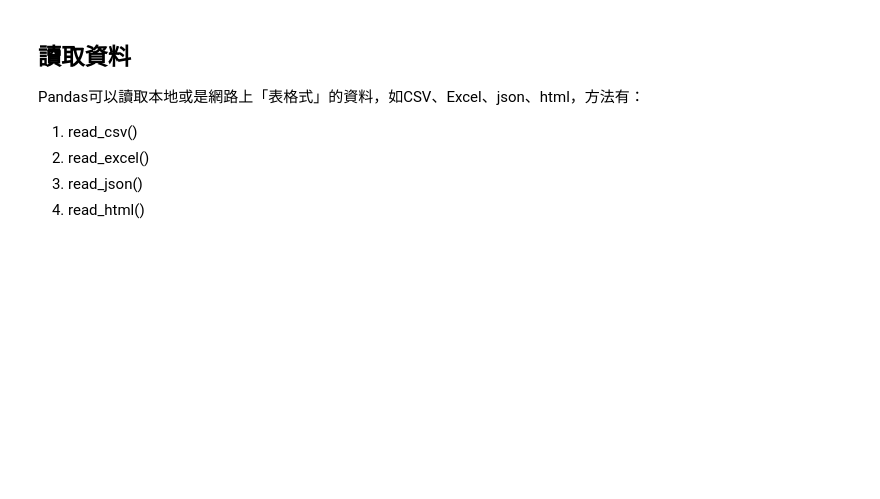
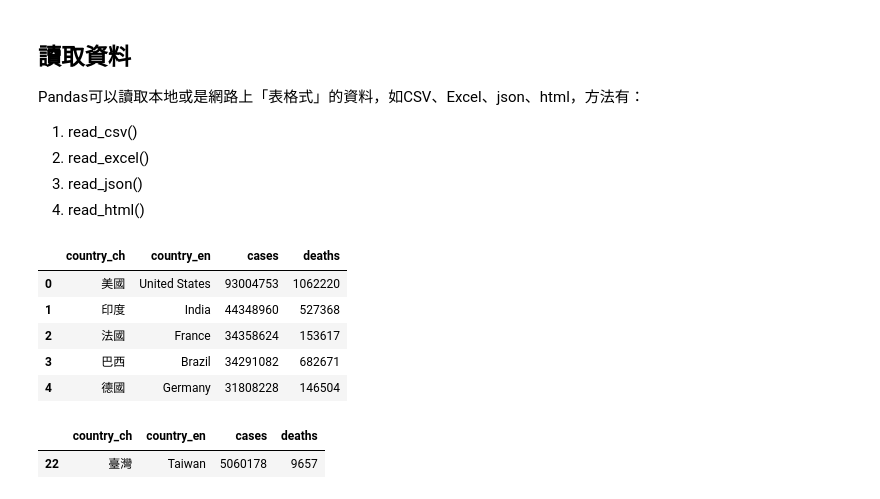
Before and after one commit to ss1111119/Myfirstproject, a Jupyter notebook: 20220823.ipynb, the cells around one changed output. Saved outputs shown, nothing was run; the diff lists cells and outputs as text; code cells hidden in the pictures; blank space fills up the shorter version.

```diff
--- a/20220823.ipynb
+++ b/20220823.ipynb
@@ -212,5 +212,26 @@ Pandas可以讀取本地或是網路上「表格式」的資料，如CSV、Excel
 # %%
 # 讀取遠端資料
 # COVID-19各國家地區累積病例數與死亡數
 # https://data.gov.tw/dataset/120449
 # https://od.cdc.gov.tw/eic/covid19/covid19_global_cases_and_deaths.csv
+import pandas as pd
+url = "https://od.cdc.gov.tw/eic/covid19/covid19_global_cases_and_deaths.csv"
+df = pd.read_csv(url, thousands = ",") #thousands 告知千位使用,號，要去除，才會變成數字
+df.head() #顯示前幾筆
+# df['d'] >80
+# %% [output]
+|  | country_ch | country_en | cases | deaths |
+| 0 | 美國 | United States | 93004753 | 1062220 |
+| 1 | 印度 | India | 44348960 | 527368 |
+| 2 | 法國 | France | 34358624 | 153617 |
+| 3 | 巴西 | Brazil | 34291082 | 682671 |
+| 4 | 德國 | Germany | 31808228 | 146504 |
+# %%
+condition = (df['cases'] >= 1000000)
+# df[condition]['country_ch'] #只顯示國家
+# condition = df['country_ch'] ==  '臺灣'
+df[df['country_ch'] == '臺灣']
+# print(condition)
+# %% [output]
+|  | country_ch | country_en | cases | deaths |
+| 22 | 臺灣 | Taiwan | 5060178 | 9657 |
```
Also changed, not shown: parts of 2 cells of this notebook.
